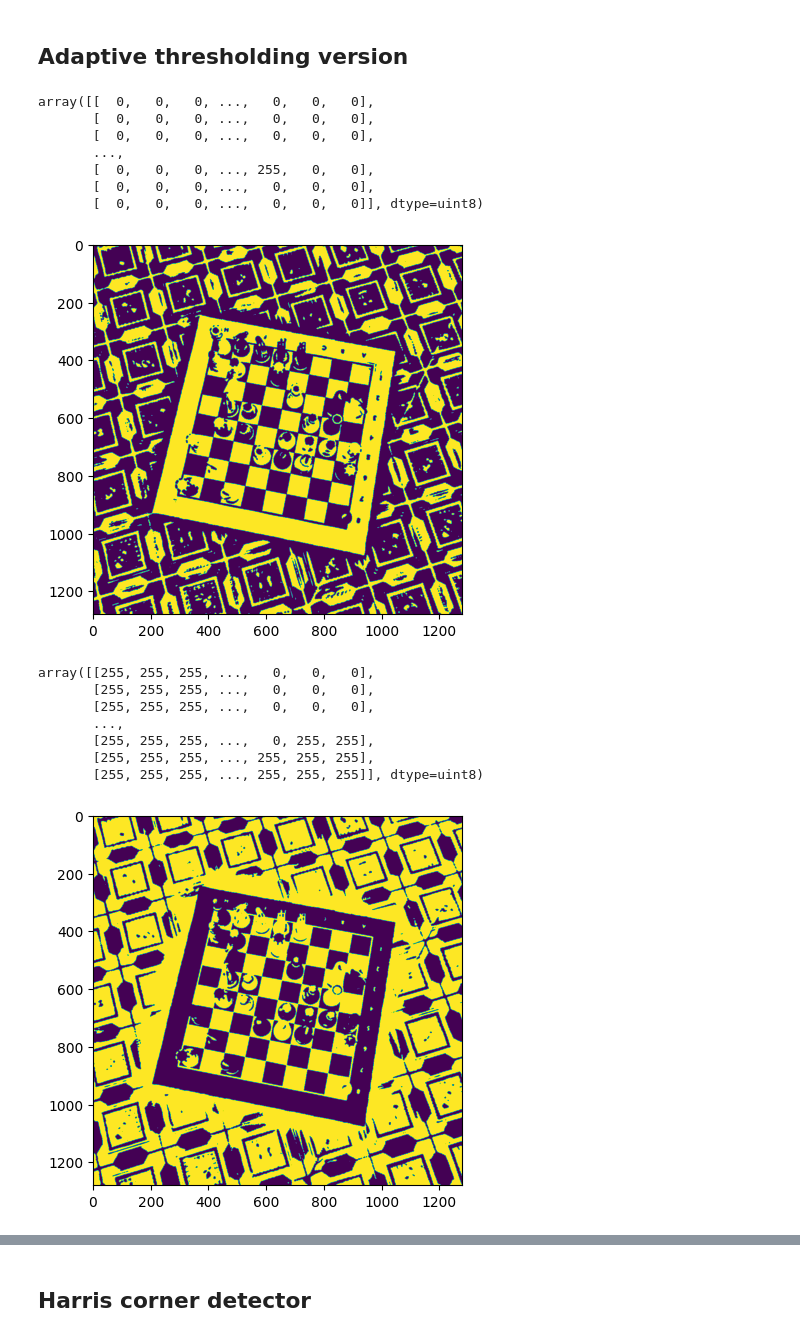
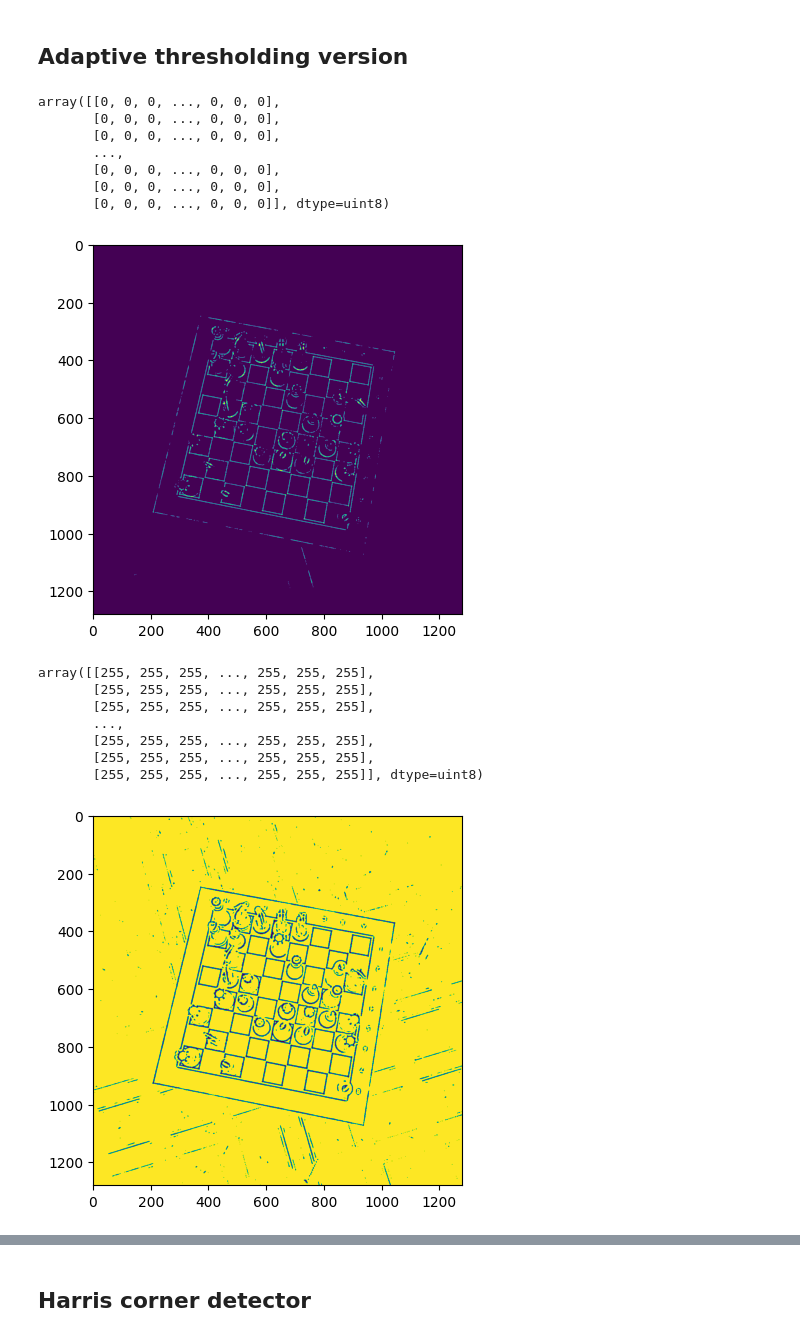
Before and after one commit to livonschistrate/Chess_in_CV_study, a Jupyter notebook: notebooks/image_processing_functions.ipynb, the cells around one changed output, grey strips where cells are left out. Saved outputs shown, nothing was run; the diff lists cells and outputs as text; code cells hidden in the pictures.

Commit message:
adaptive threshold fix

```diff
--- a/notebooks/image_processing_functions.ipynb
+++ b/notebooks/image_processing_functions.ipynb
@@ -67,38 +67,38 @@ array([[0, 0, 0, ..., 0, 0, 0],
 # %% [markdown]
 ## Adaptive thresholding version
 # %%
-def adaptive_gaussian_threshold(img):
+def adaptive_gaussian_threshold(img, blockSize=199, C=5):
     gray = cv.cvtColor(img, cv.COLOR_BGR2GRAY)
     blur = cv.blur(gray, (5, 5))
-    bin_img = cv.adaptiveThreshold(blur, 255, cv.ADAPTIVE_THRESH_GAUSSIAN_C, cv.THRESH_BINARY_INV, 199, 5)
+    bin_img = cv.adaptiveThreshold(blur, 255, cv.ADAPTIVE_THRESH_GAUSSIAN_C, cv.THRESH_BINARY_INV, blockSize, C)
     plt.imshow(bin_img)
     return bin_img
 
-def adaptive_mean_threshold(img):
+def adaptive_mean_threshold(img, blockSize=199, C=5):
     gray = cv.cvtColor(img, cv.COLOR_BGR2GRAY)
     blur = cv.blur(gray, (5, 5))
-    bin_img = cv.adaptiveThreshold(blur, 255, cv.ADAPTIVE_THRESH_MEAN_C, cv.THRESH_BINARY, 199, 5)
+    bin_img = cv.adaptiveThreshold(blur, 255, cv.ADAPTIVE_THRESH_MEAN_C, cv.THRESH_BINARY, blockSize, C)
     plt.imshow(bin_img)
     return bin_img
 
-adaptive_gaussian_threshold(read_image(filename))
+adaptive_gaussian_threshold(read_image(filename), 9, 7)
 # %% [output]
-array([[  0,   0,   0, ...,   0,   0,   0],
-       [  0,   0,   0, ...,   0,   0,   0],
-       [  0,   0,   0, ...,   0,   0,   0],
+array([[0, 0, 0, ..., 0, 0, 0],
+       [0, 0, 0, ..., 0, 0, 0],
+       [0, 0, 0, ..., 0, 0, 0],
        ...,
-       [  0,   0,   0, ..., 255,   0,   0],
-       [  0,   0,   0, ...,   0,   0,   0],
-       [  0,   0,   0, ...,   0,   0,   0]], dtype=uint8)
+       [0, 0, 0, ..., 0, 0, 0],
+       [0, 0, 0, ..., 0, 0, 0],
+       [0, 0, 0, ..., 0, 0, 0]], dtype=uint8)
-[figure, old version]
+[figure, new version]
 # %%
-adaptive_mean_threshold(read_image(filename))
+adaptive_mean_threshold(read_image(filename), 9, 7)
 # %% [output]
-array([[255, 255, 255, ...,   0,   0,   0],
-       [255, 255, 255, ...,   0,   0,   0],
-       [255, 255, 255, ...,   0,   0,   0],
+array([[255, 255, 255, ..., 255, 255, 255],
+       [255, 255, 255, ..., 255, 255, 255],
+       [255, 255, 255, ..., 255, 255, 255],
        ...,
-       [255, 255, 255, ...,   0, 255, 255],
+       [255, 255, 255, ..., 255, 255, 255],
        [255, 255, 255, ..., 255, 255, 255],
        [255, 255, 255, ..., 255, 255, 255]], dtype=uint8)
-[figure, old version]
+[figure, new version]
```
Also changed, not shown: parts of 1 cell of this notebook.
